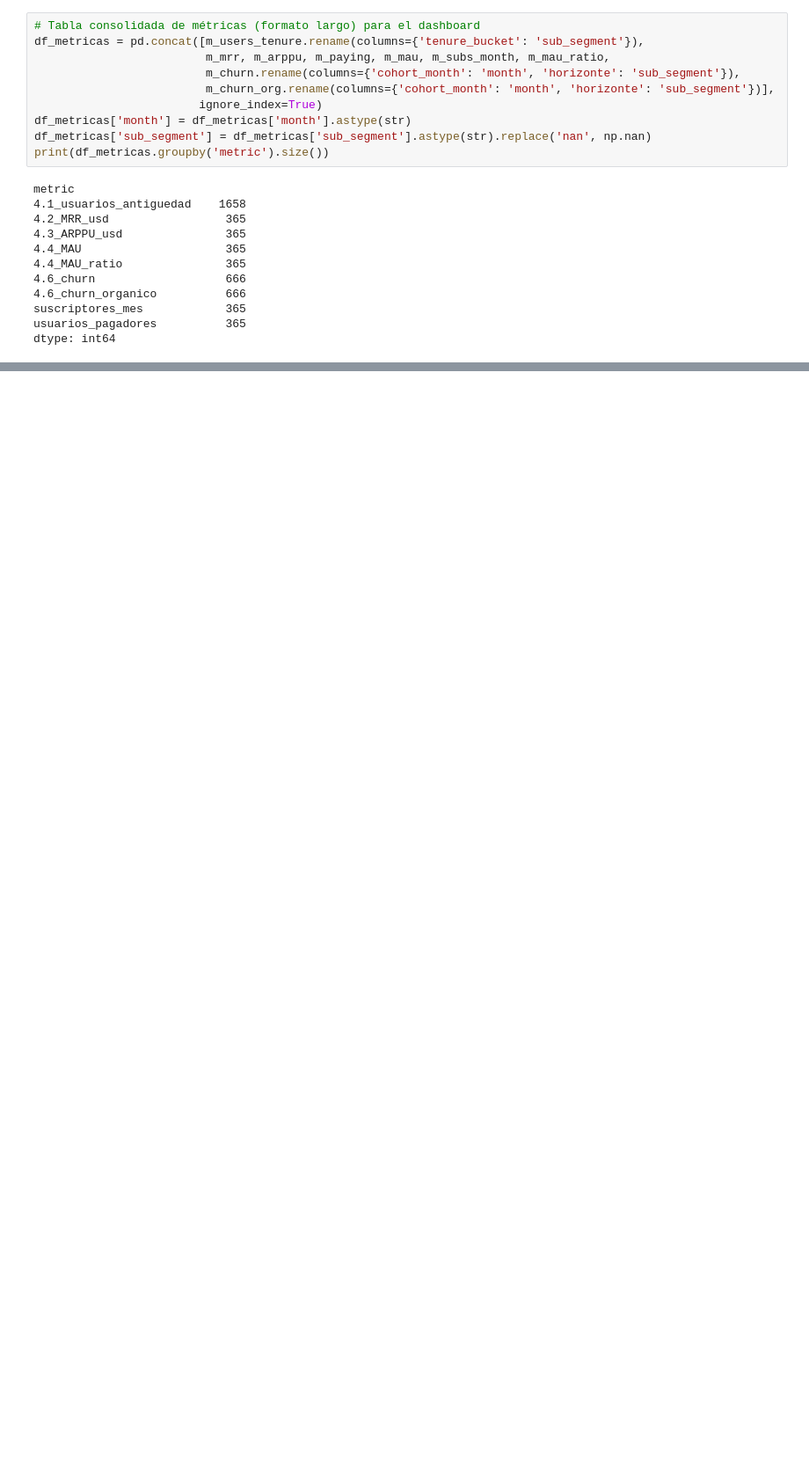
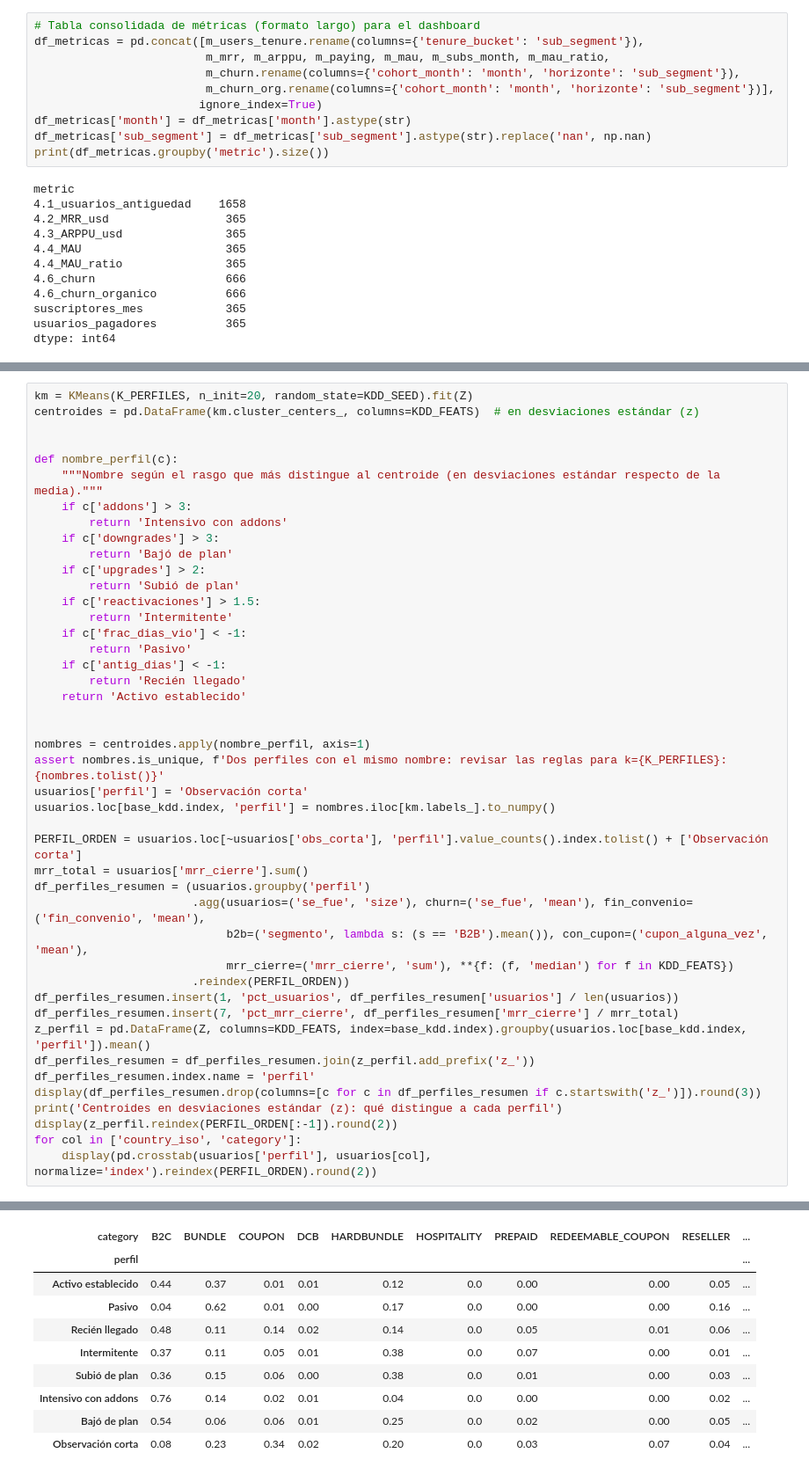
Before and after one commit to clementeaguilar-usach/prueba_bigdata_zapping, a Jupyter notebook: prueba_big_data.ipynb, the cells around one changed output, grey strips where cells are left out. Shown at 88% size. Drawn from its saved outputs; the diff is of its cells as text; blank space fills up the shorter version.

```diff
--- a/prueba_big_data.ipynb
+++ b/prueba_big_data.ipynb
@@ -963,0 +1080,45 @@ dtype: int64
+# %%
+km = KMeans(K_PERFILES, n_init=20, random_state=KDD_SEED).fit(Z)
+centroides = pd.DataFrame(km.cluster_centers_, columns=KDD_FEATS)  # en desviaciones estándar (z)
+
+
+def nombre_perfil(c):
+    """Nombre según el rasgo que más distingue al centroide (en desviaciones estándar respecto de la media)."""
+    if c['addons'] > 3:
+        return 'Intensivo con addons'
+    if c['downgrades'] > 3:
+        return 'Bajó de plan'
+    if c['upgrades'] > 2:
+        return 'Subió de plan'
+    if c['reactivaciones'] > 1.5:
+        return 'Intermitente'
+    if c['frac_dias_vio'] < -1:
+        return 'Pasivo'
+    if c['antig_dias'] < -1:
+        return 'Recién llegado'
+    return 'Activo establecido'
+
+
+nombres = centroides.apply(nombre_perfil, axis=1)
+assert nombres.is_unique, f'Dos perfiles con el mismo nombre: revisar las reglas para k={K_PERFILES}: {nombres.tolist()}'
+usuarios['perfil'] = 'Observación corta'
+usuarios.loc[base_kdd.index, 'perfil'] = nombres.iloc[km.labels_].to_numpy()
+
+PERFIL_ORDEN = usuarios.loc[~usuarios['obs_corta'], 'perfil'].value_counts().index.tolist() + ['Observación corta']
+mrr_total = usuarios['mrr_cierre'].sum()
+df_perfiles_resumen = (usuarios.groupby('perfil')
+                       .agg(usuarios=('se_fue', 'size'), churn=('se_fue', 'mean'), fin_convenio=('fin_convenio', 'mean'),
+                            b2b=('segmento', lambda s: (s == 'B2B').mean()), con_cupon=('cupon_alguna_vez', 'mean'),
+                            mrr_cierre=('mrr_cierre', 'sum'), **{f: (f, 'median') for f in KDD_FEATS})
+                       .reindex(PERFIL_ORDEN))
+df_perfiles_resumen.insert(1, 'pct_usuarios', df_perfiles_resumen['usuarios'] / len(usuarios))
+df_perfiles_resumen.insert(7, 'pct_mrr_cierre', df_perfiles_resumen['mrr_cierre'] / mrr_total)
+z_perfil = pd.DataFrame(Z, columns=KDD_FEATS, index=base_kdd.index).groupby(usuarios.loc[base_kdd.index, 'perfil']).mean()
+df_perfiles_resumen = df_perfiles_resumen.join(z_perfil.add_prefix('z_'))
+df_perfiles_resumen.index.name = 'perfil'
+display(df_perfiles_resumen.drop(columns=[c for c in df_perfiles_resumen if c.startswith('z_')]).round(3))
+print('Centroides en desviaciones estándar (z): qué distingue a cada perfil')
+display(z_perfil.reindex(PERFIL_ORDEN[:-1]).round(2))
+for col in ['country_iso', 'category']:
+    display(pd.crosstab(usuarios['perfil'], usuarios[col], normalize='index').reindex(PERFIL_ORDEN).round(2))
+# %% [output]
@@ -963,0 +1155,10 @@ dtype: int64
+| category | B2C | BUNDLE | COUPON | DCB | HARDBUNDLE | HOSPITALITY | PREPAID | REDEEMABLE_COUPON | RESELLER | ... |
+| perfil |  |  |  |  |  |  |  |  |  | ... |
+| Activo establecido | 0.44 | 0.37 | 0.01 | 0.01 | 0.12 | 0.0 | 0.00 | 0.00 | 0.05 | ... |
+| Pasivo | 0.04 | 0.62 | 0.01 | 0.00 | 0.17 | 0.0 | 0.00 | 0.00 | 0.16 | ... |
+| Recién llegado | 0.48 | 0.11 | 0.14 | 0.02 | 0.14 | 0.0 | 0.05 | 0.01 | 0.06 | ... |
+| Intermitente | 0.37 | 0.11 | 0.05 | 0.01 | 0.38 | 0.0 | 0.07 | 0.00 | 0.01 | ... |
+| Subió de plan | 0.36 | 0.15 | 0.06 | 0.00 | 0.38 | 0.0 | 0.01 | 0.00 | 0.03 | ... |
+| Intensivo con addons | 0.76 | 0.14 | 0.02 | 0.01 | 0.04 | 0.0 | 0.00 | 0.00 | 0.02 | ... |
+| Bajó de plan | 0.54 | 0.06 | 0.06 | 0.01 | 0.25 | 0.0 | 0.02 | 0.00 | 0.05 | ... |
+| Observación corta | 0.08 | 0.23 | 0.34 | 0.02 | 0.20 | 0.0 | 0.03 | 0.07 | 0.04 | ... |
```
Also changed, not shown: parts of 22 cells of this notebook, 13 other files.
